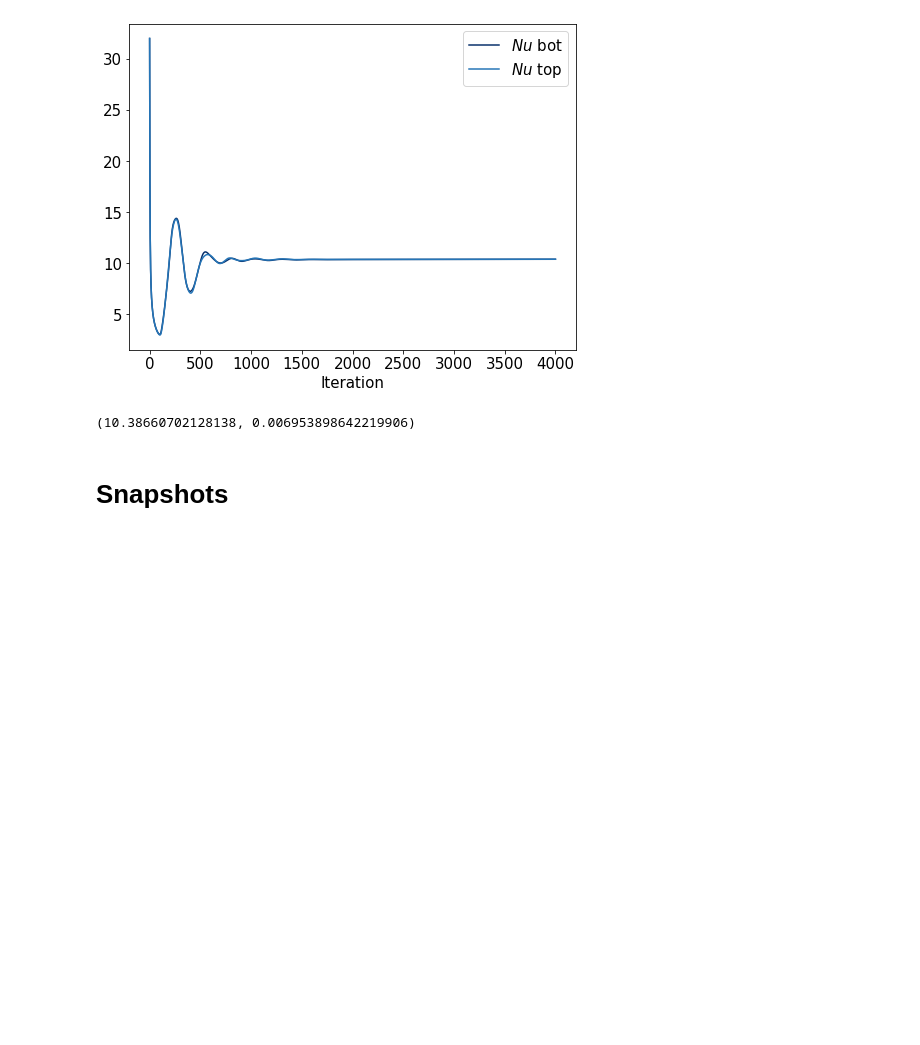
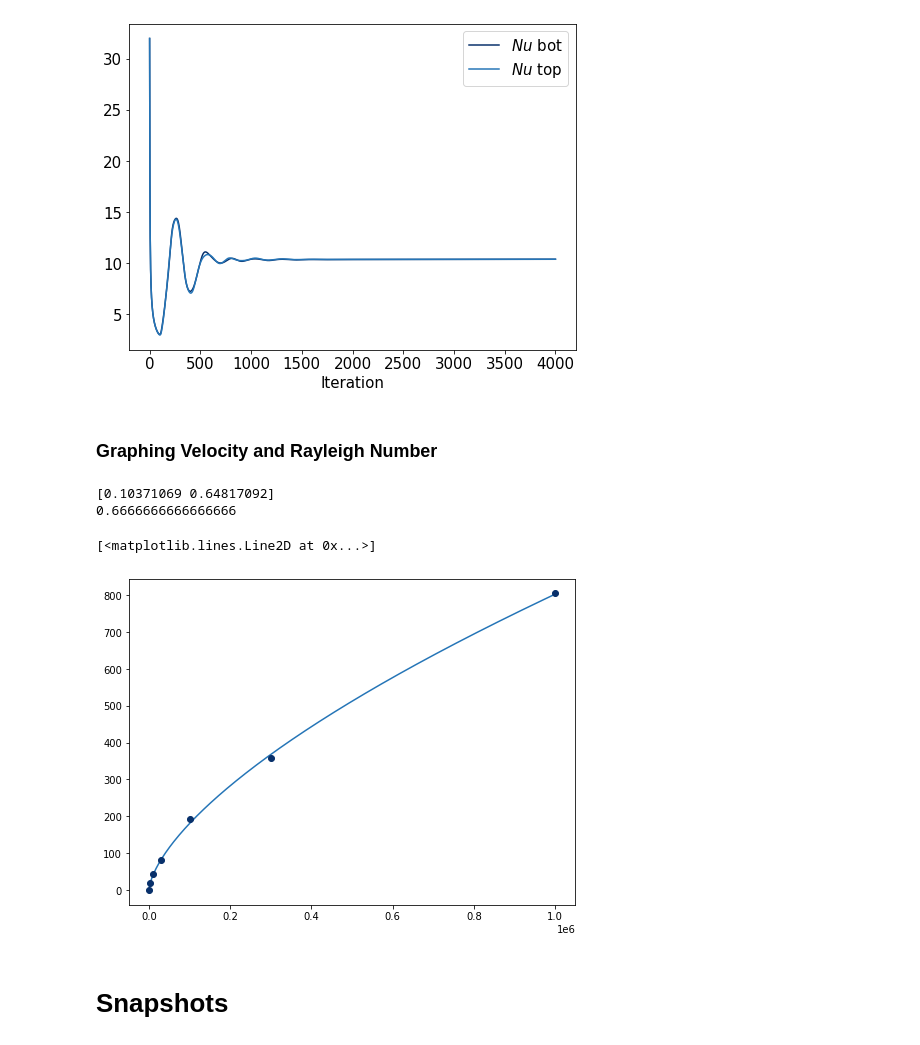
Before and after one commit to lottster/Mantle_convection, a Jupyter notebook: Analysis.ipynb, the cells around one changed output. Cells and saved outputs as stored; diff of their text form; code cells hidden in the pictures; blank space fills up the shorter version.

Commit message:
Raileigh number relation to velocity

```diff
--- a/Analysis.ipynb
+++ b/Analysis.ipynb
@@ -25,6 +26,21 @@ def load_time_series_data(path):
 # %%
 data_path = 'Runs/No_heating_const_visco/Ra_1e5'
 ts = load_time_series_data(data_path)
+# %%
+data_path = 'Runs/No_heating_const_visco/Ra_1e3'
+ts1e3 = load_time_series_data(data_path)
+data_path = 'Runs/No_heating_const_visco/Ra_1e4'
+ts1e4 = load_time_series_data(data_path)
+data_path = 'Runs/No_heating_const_visco/Ra_1e5'
+ts1e5 = load_time_series_data(data_path)
+data_path = 'Runs/No_heating_const_visco/Ra_3e3'
+ts3e3 = load_time_series_data(data_path)
+data_path = 'Runs/No_heating_const_visco/Ra_3e4'
+ts3e4 = load_time_series_data(data_path)
+data_path = 'Runs/No_heating_const_visco/Ra_3e5'
+ts3e5 = load_time_series_data(data_path)
+data_path = 'Runs/No_heating_const_visco/Ra_1e6'
+ts1e6 = load_time_series_data(data_path)
 # %%
 def plot_Nu(iterations, Nu_bot, Nu_top, save=False):
     fig, ax = plt.subplots(figsize=(8,6))
@@ -43,10 +59,37 @@ def time_average(magnitude, it_0):
 plot_Nu(ts['iterations'], ts['Nu_top'], ts['Nu_bot'])
 # %% [output]
 [figure]
-# %%
-time_average(ts['Nu_top'], 2000)
-# %% [output]
-(10.38660702128138, 0.006953898642219906)
+# %% [markdown]
+### Graphing Velocity and Rayleigh Number
+# %%
+#x = rayleigh number
+x = [1e3, 3e3, 1e4, 3e4, 1e5, 3e5, 1e6]
+#y = mean speed
+y = [time_average(ts1e3['v_rms'],2000)[0],time_average(ts3e3['v_rms'],2000)[0],time_average(ts1e4['v_rms'],2000)[0],
+     time_average(ts3e4['v_rms'],2000)[0],time_average(ts1e5['v_rms'],2000)[0], time_average(ts3e5['v_rms'],2000)[0],
+    time_average(ts1e6['v_rms'],2000)[0]]
+#y_error
+y_err = [time_average(ts1e3['v_rms'],2000)[1],time_average(ts3e3['v_rms'],2000)[1],time_average(ts1e4['v_rms'],2000)[1],
+     time_average(ts3e4['v_rms'],2000)[1],time_average(ts1e5['v_rms'],2000)[1]]
+#predicted values
+def f(x, a, b):
+    return a*x**b
+
+popt, pcov = curve_fit(f, x, y)
+print(popt)
+print(2/3)
+
+xx = np.linspace(min(x), max(x), 300)
+
+#figure
+fig, ax = plt.subplots(figsize=(8,6))
+ax.errorbar(x, y, label='Rayleigh Numbers',fmt='o')
+ax.plot(xx, f(xx, *popt))
+# %% [output]
+[0.10371069 0.64817092]
+0.6666666666666666
+[<matplotlib.lines.Line2D at 0x...>]
+[figure, added]
 # %% [markdown]
 # Snapshots
 # %%
```
Also changed, not shown: parts of 1 cell of this notebook.
